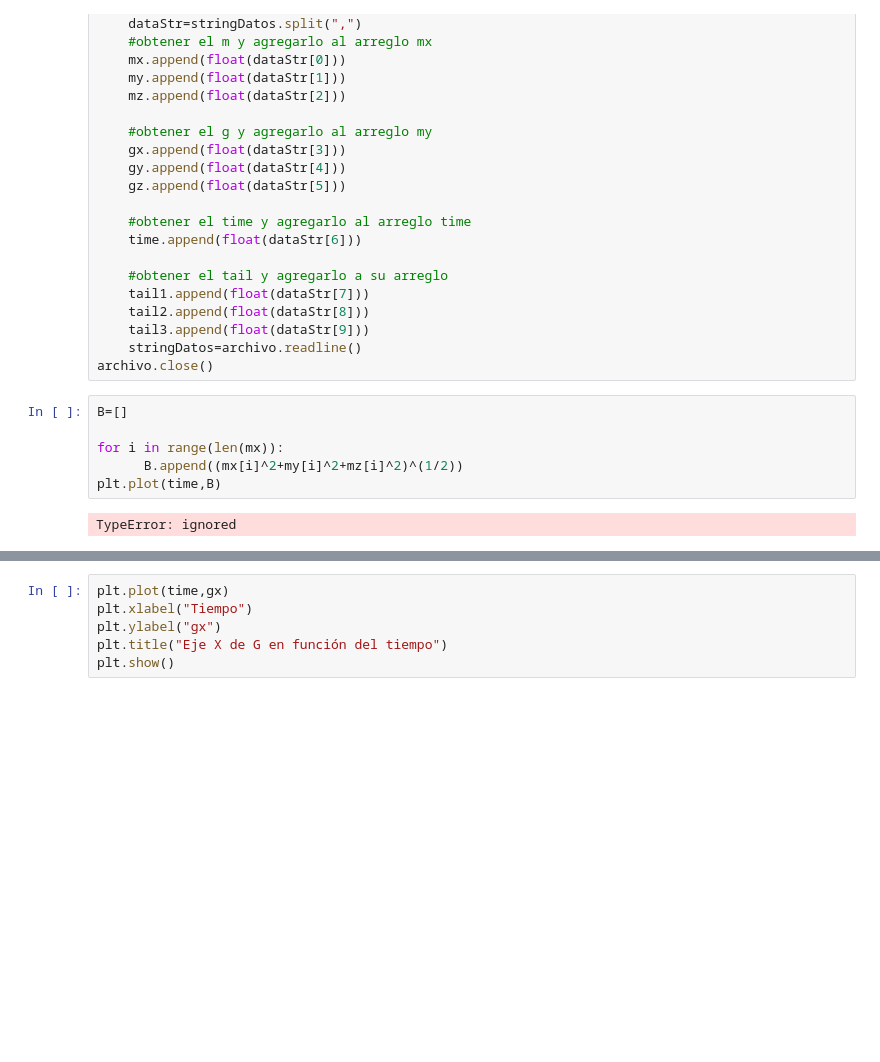
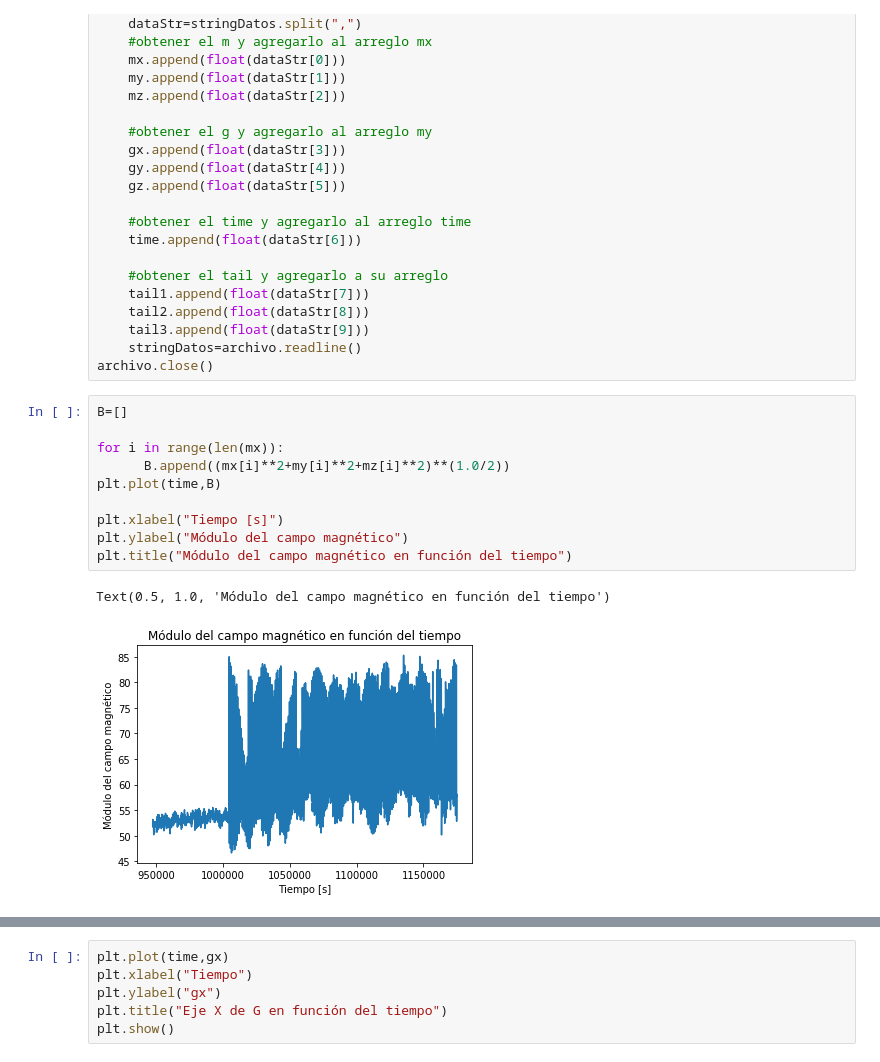
Before and after one commit to Luninni/ExperenciaSatelites, a Jupyter notebook: graficos.ipynb, the cells around one changed output, grey strips where cells are left out. Cells and saved outputs as stored; diff of their text form; blank space fills up the shorter version.

```diff
--- a/graficos.ipynb
+++ b/graficos.ipynb
@@ -47,10 +47,15 @@ archivo.close()
 # %%
 B=[]
 
 for i in range(len(mx)):
-      B.append((mx[i]^2+my[i]^2+mz[i]^2)^(1/2))
+      B.append((mx[i]**2+my[i]**2+mz[i]**2)**(1.0/2))
 plt.plot(time,B)
+
+plt.xlabel("Tiempo [s]")
+plt.ylabel("Módulo del campo magnético")
+plt.title("Módulo del campo magnético en función del tiempo")
 # %% [output]
-TypeError: ignored
+Text(0.5, 1.0, 'Módulo del campo magnético en función del tiempo')
+[figure, added]
 # %%
 plt.plot(time,mx)
```
Also changed, not shown: parts of 37 cells of this notebook.
